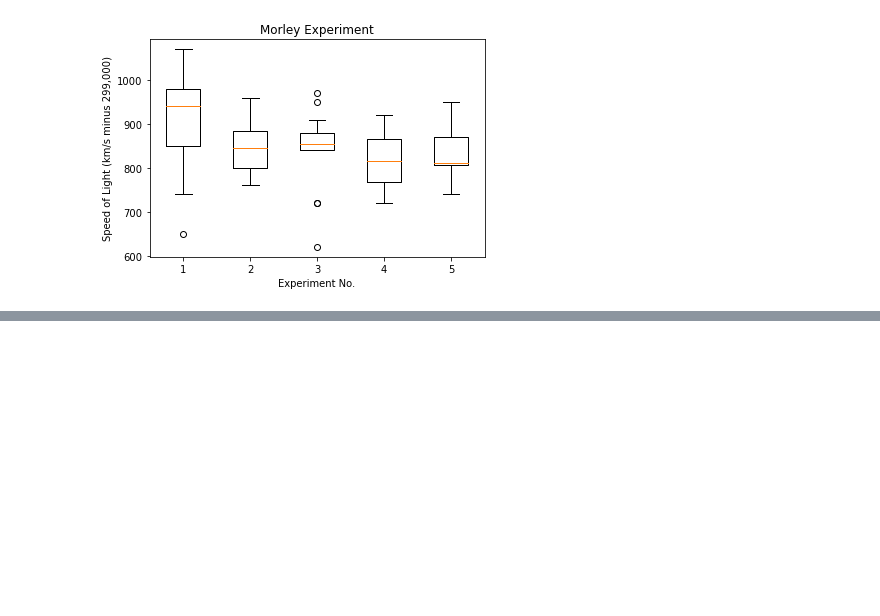
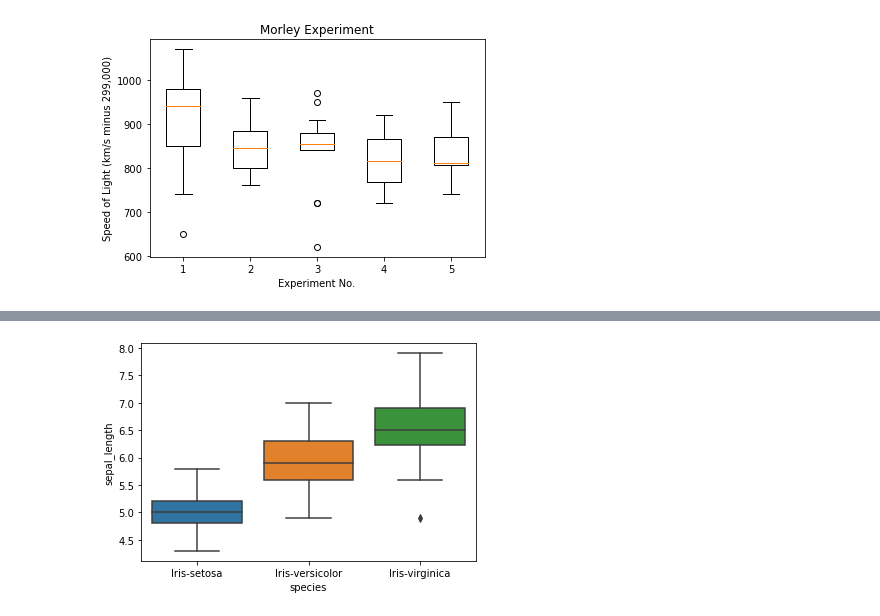
Before and after one commit to martincusack979/fundanalysis-assesment, a Jupyter notebook: Practicals/04-outliers-exercises.ipynb, the cells around one changed output, grey strips where cells are left out. Drawn from its saved outputs; the diff is of its cells as text; code cells hidden in the pictures; blank space fills up the shorter version.

Commit message:
iris boxplots

```diff
--- a/Practicals/04-outliers-exercises.ipynb
+++ b/Practicals/04-outliers-exercises.ipynb
@@ -127,0 +133,5 @@ ax.boxplot(data_1)
+# %%
+# use pandas because Iris data set is in tabular format (and looks nicer)
+import pandas as pd
+iris = pd.read_csv('data/iris.csv')
+iris
@@ -127,0 +152,8 @@ ax.boxplot(data_1)
+# %%
+# use seaborn to create box plot displaying distribution of Sepal Length across species
+import seaborn as sns
+
+sepal_Length = sns.boxplot(x= "species", y="sepal_length", data=iris)
+plt.show()
+# %% [output]
+[figure, added]
```
Also changed, not shown: parts of 8 cells of this notebook, 2 other files.
